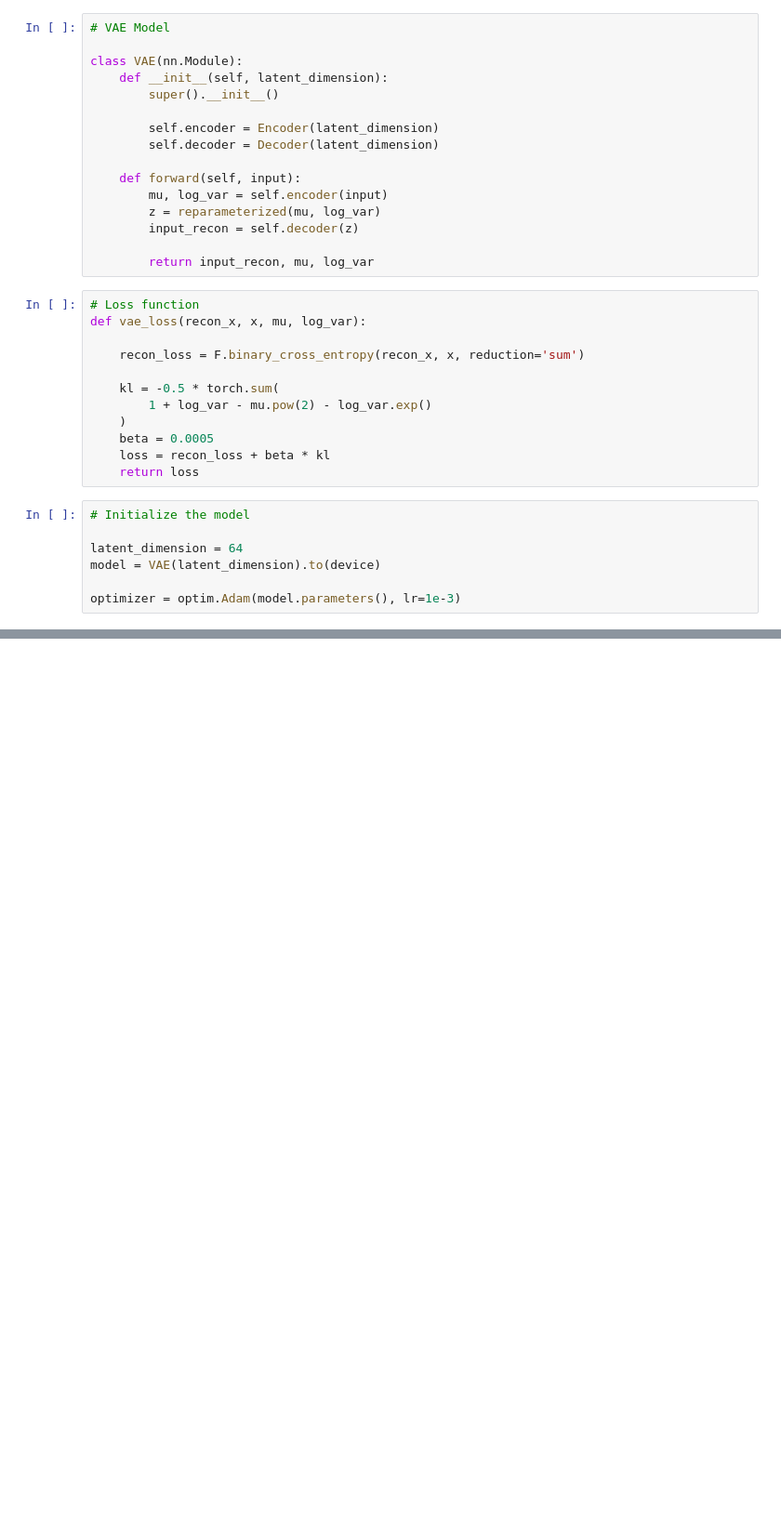
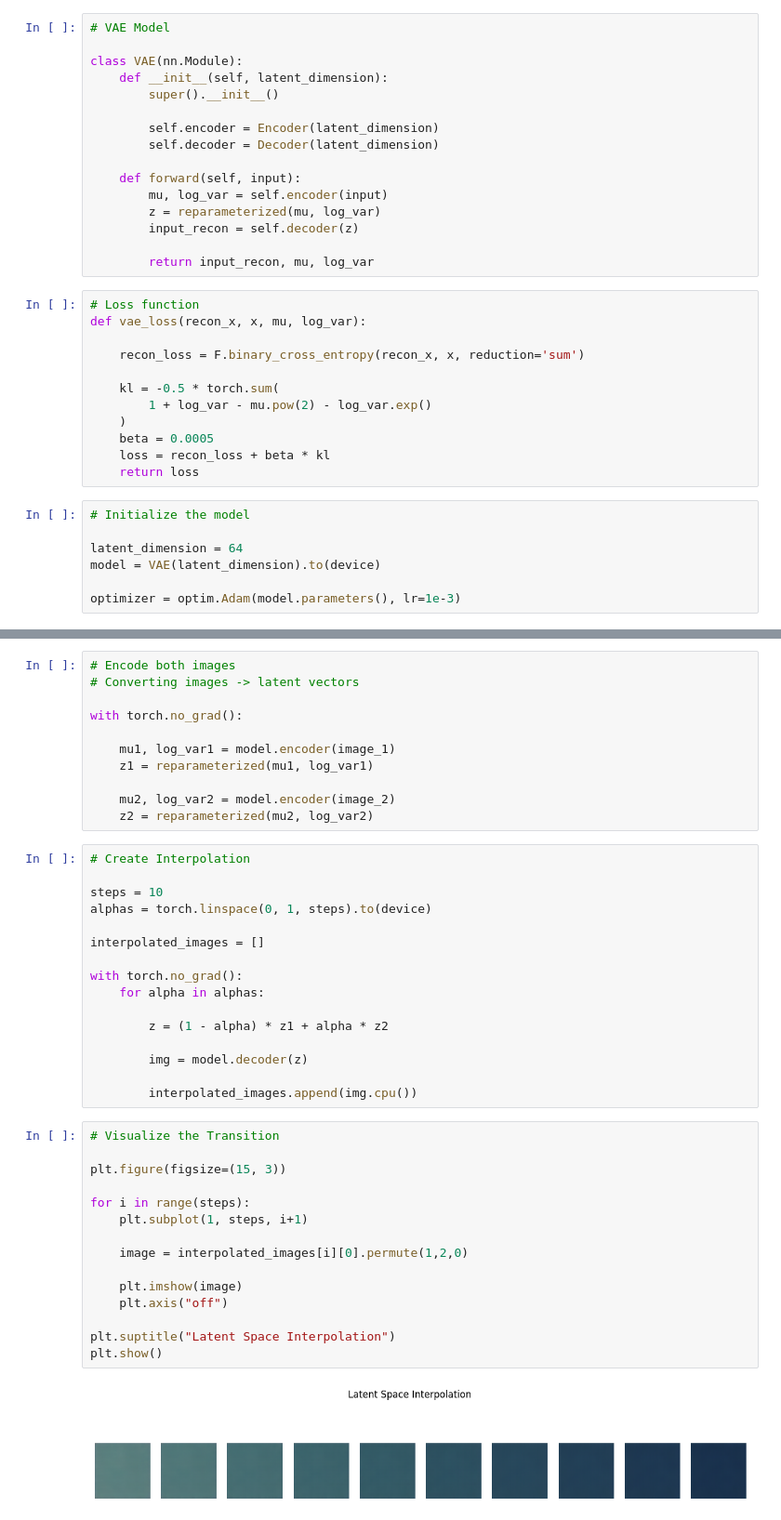
Before and after one commit to iamKrishnendu/ai_concepts_learning, a Jupyter notebook: assignments/deepLearning/notebook/G25AIT1077.ipynb, the cells around one changed output, grey strips where cells are left out. Shown at 93% size. Drawn from its saved outputs; the diff is of its cells as text; blank space fills up the shorter version.

Commit message:
final assignment model

```diff
--- a/assignments/deepLearning/notebook/G25AIT1077.ipynb
+++ b/assignments/deepLearning/notebook/G25AIT1077.ipynb
@@ -212,0 +241,44 @@ plt.show()
+# %%
+# Encode both images
+# Converting images -> latent vectors
+
+with torch.no_grad():
+
+    mu1, log_var1 = model.encoder(image_1)
+    z1 = reparameterized(mu1, log_var1)
+
+    mu2, log_var2 = model.encoder(image_2)
+    z2 = reparameterized(mu2, log_var2)
+# %%
+# Create Interpolation
+
+steps = 10
+alphas = torch.linspace(0, 1, steps).to(device)
+
+interpolated_images = []
+
+with torch.no_grad():
+    for alpha in alphas:
+
+        z = (1 - alpha) * z1 + alpha * z2
+
+        img = model.decoder(z)
+
+        interpolated_images.append(img.cpu())
+# %%
+# Visualize the Transition
+
+plt.figure(figsize=(15, 3))
+
+for i in range(steps):
+    plt.subplot(1, steps, i+1)
+
+    image = interpolated_images[i][0].permute(1,2,0)
+
+    plt.imshow(image)
+    plt.axis("off")
+
+plt.suptitle("Latent Space Interpolation")
+plt.show()
+# %% [output]
+[figure, added]
```
Also changed, not shown: parts of 14 cells of this notebook, 4 other files.
